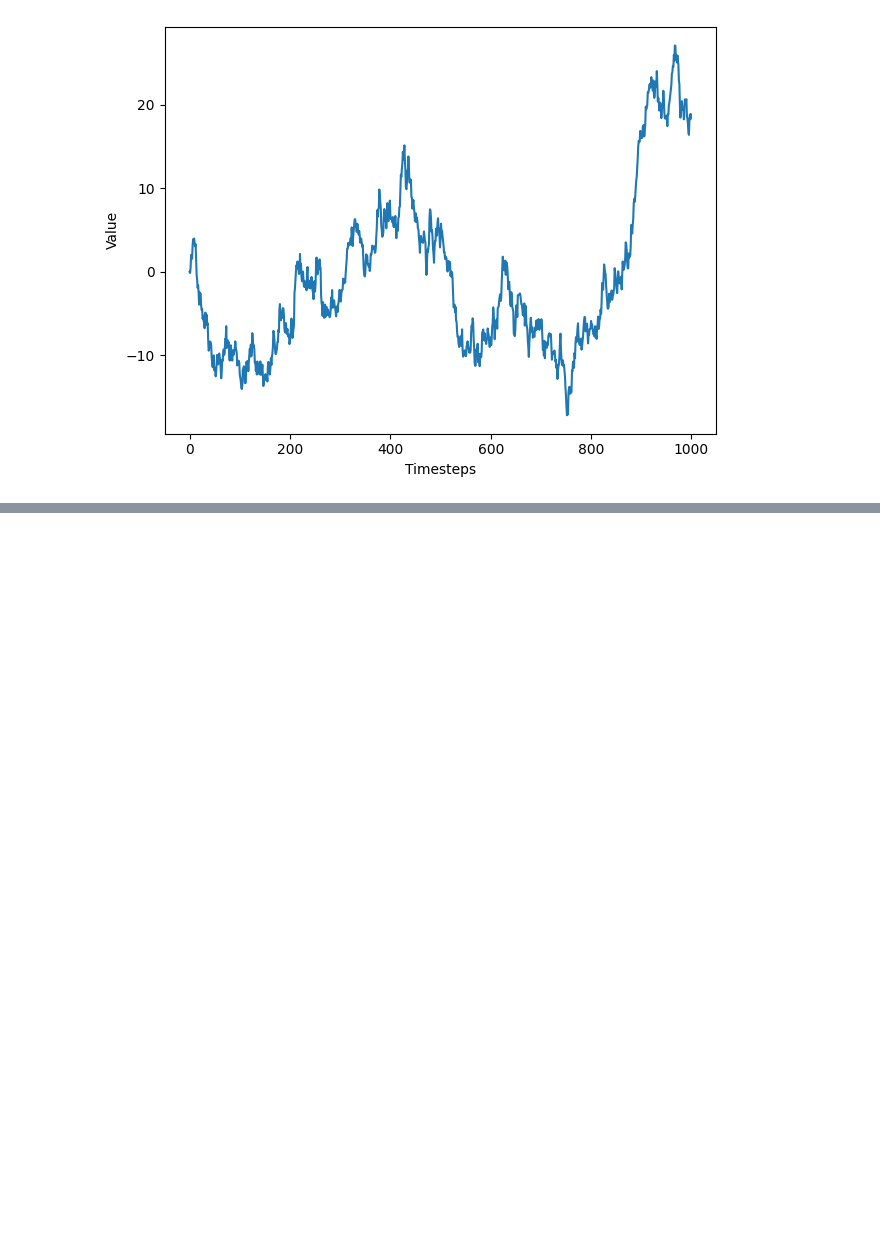
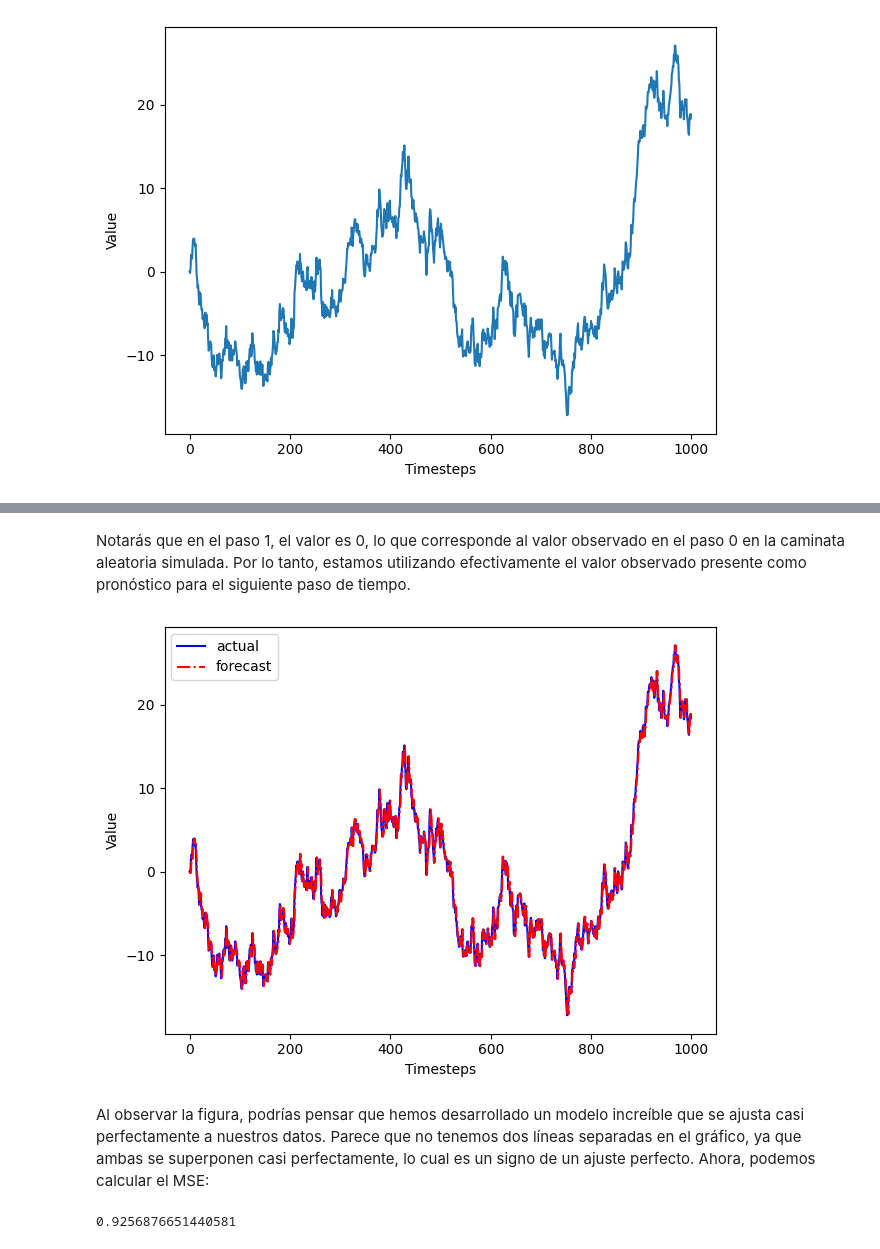
Before and after one commit to luiscxz/Series-Temporales, a Jupyter notebook: Cap3-Haciendo un paseo aleatorio.ipynb, the cells around one changed output, grey strips where cells are left out. Saved outputs shown, nothing was run; the diff lists cells and outputs as text; code cells hidden in the pictures; blank space fills up the shorter version.

```diff
--- a/Cap3-Haciendo un paseo aleatorio.ipynb
+++ b/Cap3-Haciendo un paseo aleatorio.ipynb
@@ -254,0 +377,3 @@ plt.tight_layout()
+# %%
+df_shift = df.shift(periods=1)
+df_shift.head()
@@ -254,0 +387,19 @@ plt.tight_layout()
+# %% [markdown]
+Notarás que en el paso 1, el valor es 0, lo que corresponde al valor observado en el paso 0 en la caminata aleatoria simulada. Por lo tanto, estamos utilizando efectivamente el valor observado presente como pronóstico para el siguiente paso de tiempo.
+# %%
+fig, ax = plt.subplots()
+ax.plot(df, 'b-', label='actual')
+ax.plot(df_shift, 'r-.', label='forecast')
+ax.legend(loc=2)
+ax.set_xlabel('Timesteps')
+ax.set_ylabel('Value')
+plt.tight_layout()
+# %% [output]
+[figure, added]
+# %% [markdown]
+Al observar la figura, podrías pensar que hemos desarrollado un modelo increíble que se ajusta casi perfectamente a nuestros datos. Parece que no tenemos dos líneas separadas en el gráfico, ya que ambas se superponen casi perfectamente, lo cual es un signo de un ajuste perfecto. Ahora, podemos calcular el MSE:
+# %%
+mse_one_step = mean_squared_error(test['value'], df_shift[800:])
+print(mse_one_step)
+# %% [output]
+0.9256876651440581
```
Also changed, not shown: parts of 21 cells of this notebook.
